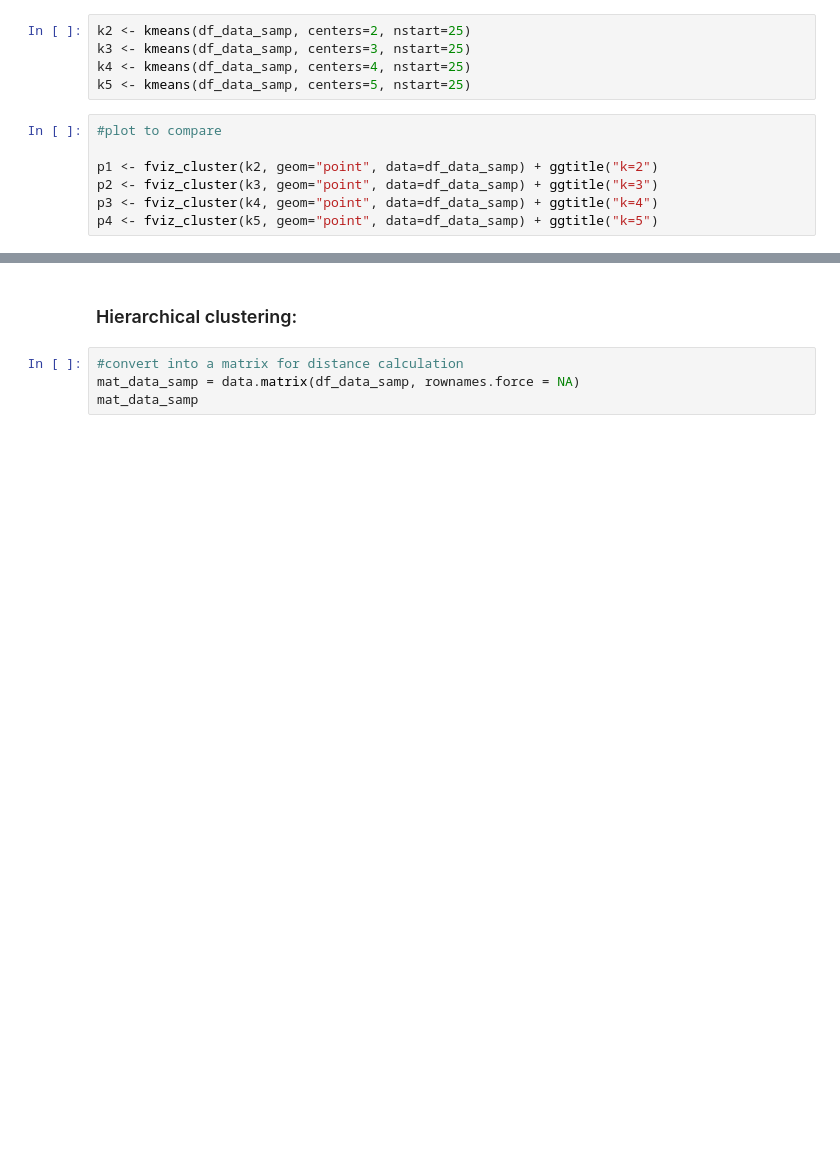
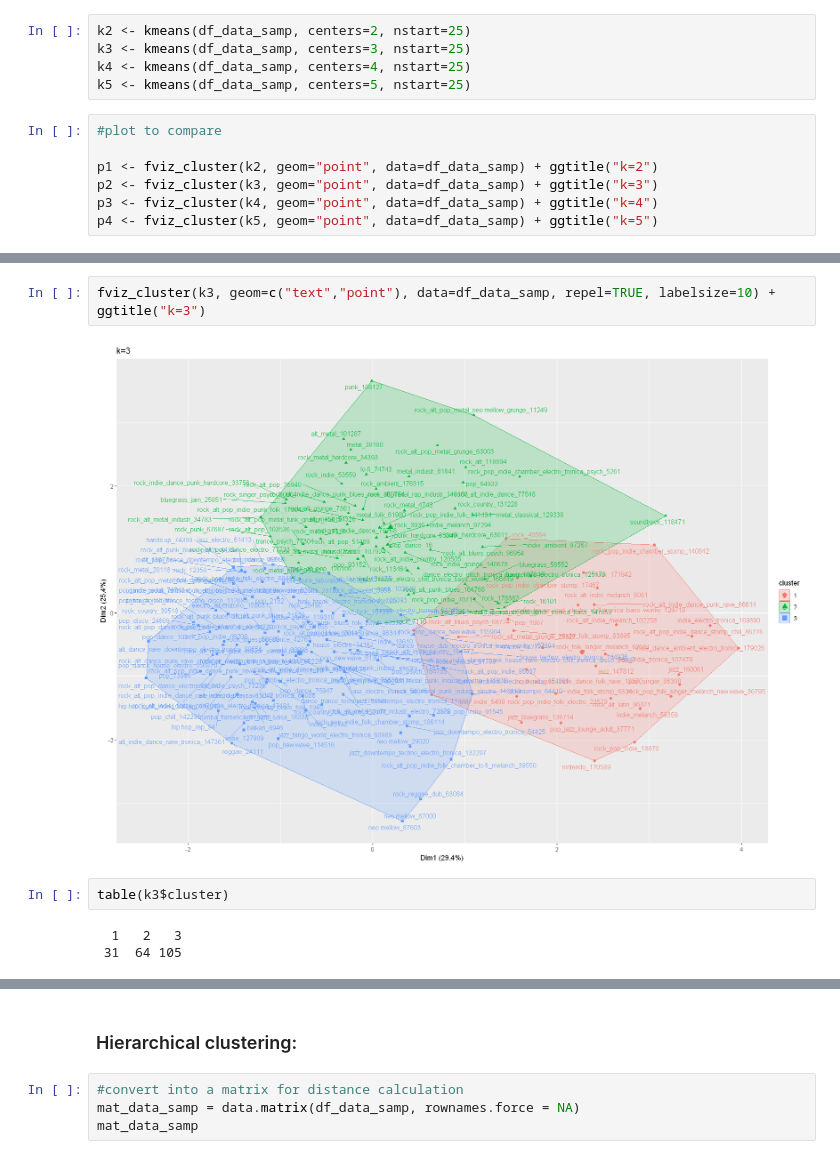
Before and after one commit to smehdizadeh/CSCI5622_Machine-Learning, a Jupyter notebook: clustering.ipynb, the cells around one changed output, grey strips where cells are left out. Cells and saved outputs as stored; diff of their text form; blank space fills up the shorter version.

```diff
--- a/clustering.ipynb
+++ b/clustering.ipynb
@@ -169,0 +190,9 @@ rownames(df_data_samp)
+# %%
+fviz_cluster(k3, geom=c("text","point"), data=df_data_samp, repel=TRUE, labelsize=10) + ggtitle("k=3")
+# %% [output]
+[figure, added]
+# %%
+table(k3$cluster)
+# %% [output]
+  1   2   3
+ 31  64 105
```
Also changed, not shown: parts of 14 cells of this notebook.
